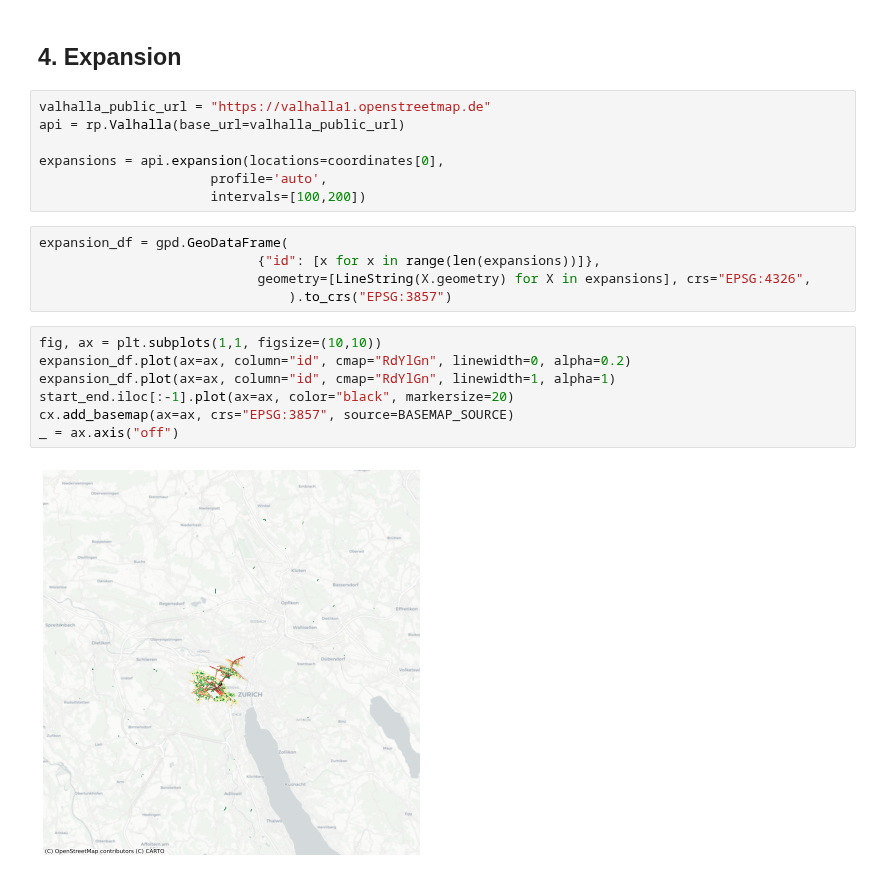
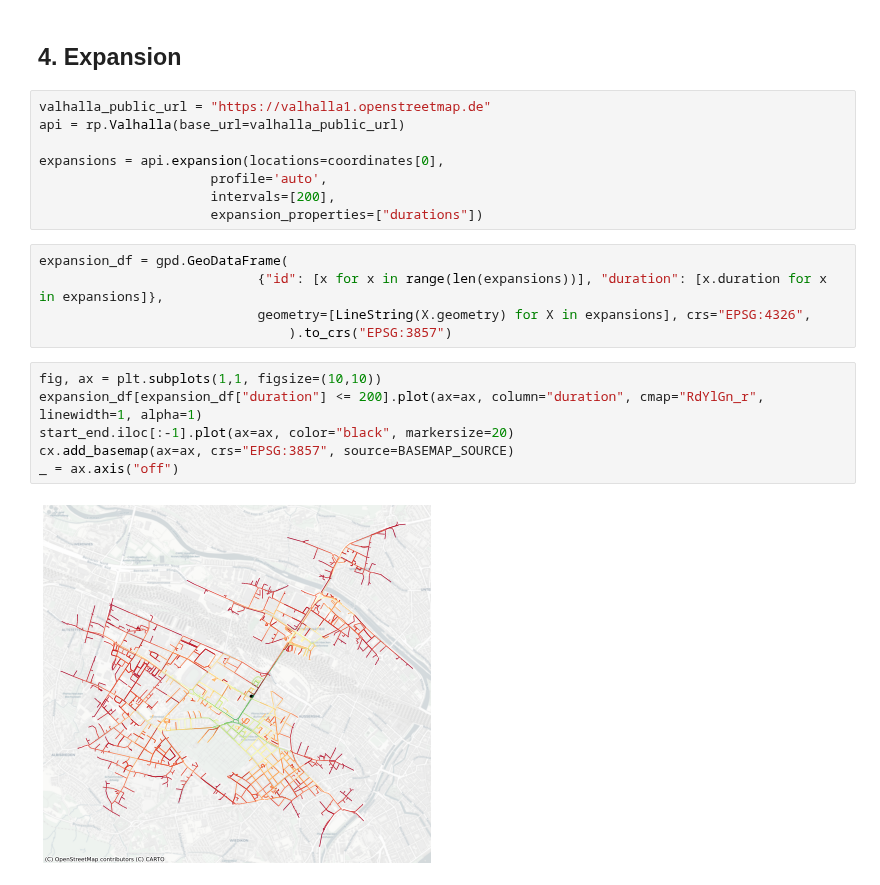
Before and after one commit to gis-ops/routingpy, a Jupyter notebook: examples/basic_examples.ipynb, the cells around one changed output. Saved outputs shown, nothing was run; the diff lists cells and outputs as text.

Commit message:
fix: expansion plot

```diff
--- a/examples/basic_examples.ipynb
+++ b/examples/basic_examples.ipynb
@@ -89,18 +89,18 @@ api = rp.Valhalla(base_url=valhalla_public_url)
 
 expansions = api.expansion(locations=coordinates[0],
                       profile='auto',
-                      intervals=[100,200])
+                      intervals=[200],
+                      expansion_properties=["durations"])
 # %%
 expansion_df = gpd.GeoDataFrame(
-                            {"id": [x for x in range(len(expansions))]},
+                            {"id": [x for x in range(len(expansions))], "duration": [x.duration for x in expansions]},
                             geometry=[LineString(X.geometry) for X in expansions], crs="EPSG:4326",
                                 ).to_crs("EPSG:3857")
 # %%
 fig, ax = plt.subplots(1,1, figsize=(10,10))
-expansion_df.plot(ax=ax, column="id", cmap="RdYlGn", linewidth=0, alpha=0.2)
-expansion_df.plot(ax=ax, column="id", cmap="RdYlGn", linewidth=1, alpha=1)
+expansion_df[expansion_df["duration"] <= 200].plot(ax=ax, column="duration", cmap="RdYlGn_r", linewidth=1, alpha=1)
 start_end.iloc[:-1].plot(ax=ax, color="black", markersize=20)
 cx.add_basemap(ax=ax, crs="EPSG:3857", source=BASEMAP_SOURCE)
 _ = ax.axis("off")
 # %% [output]
-[figure, old version]
+[figure, new version]
```
